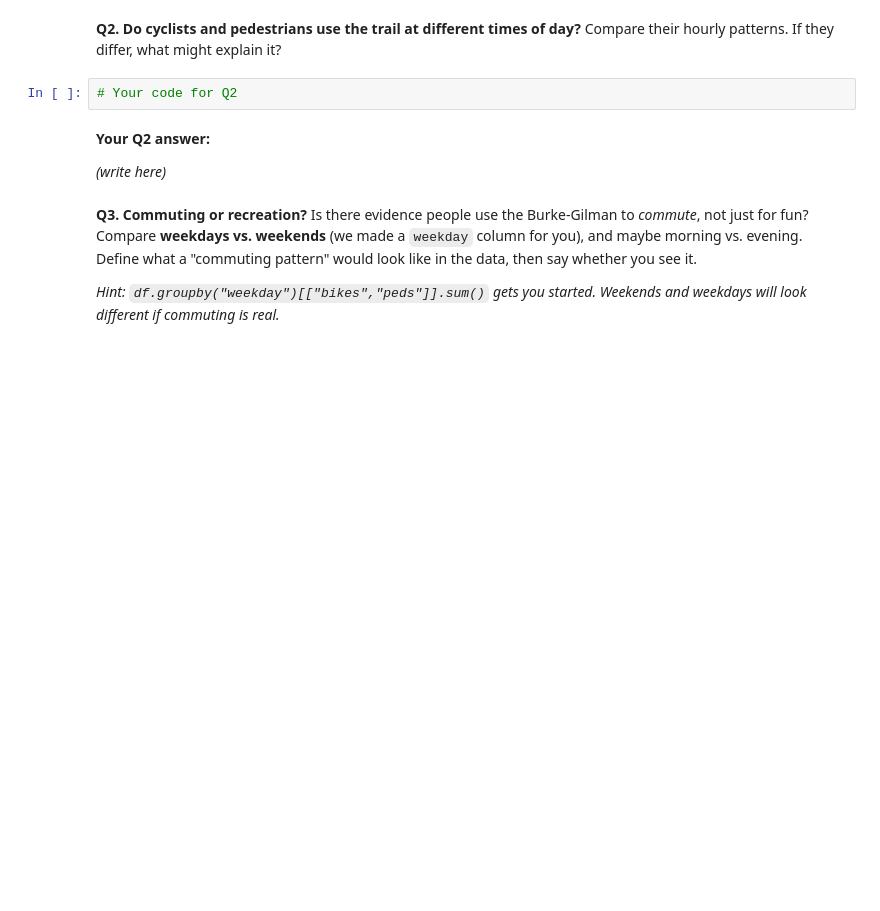
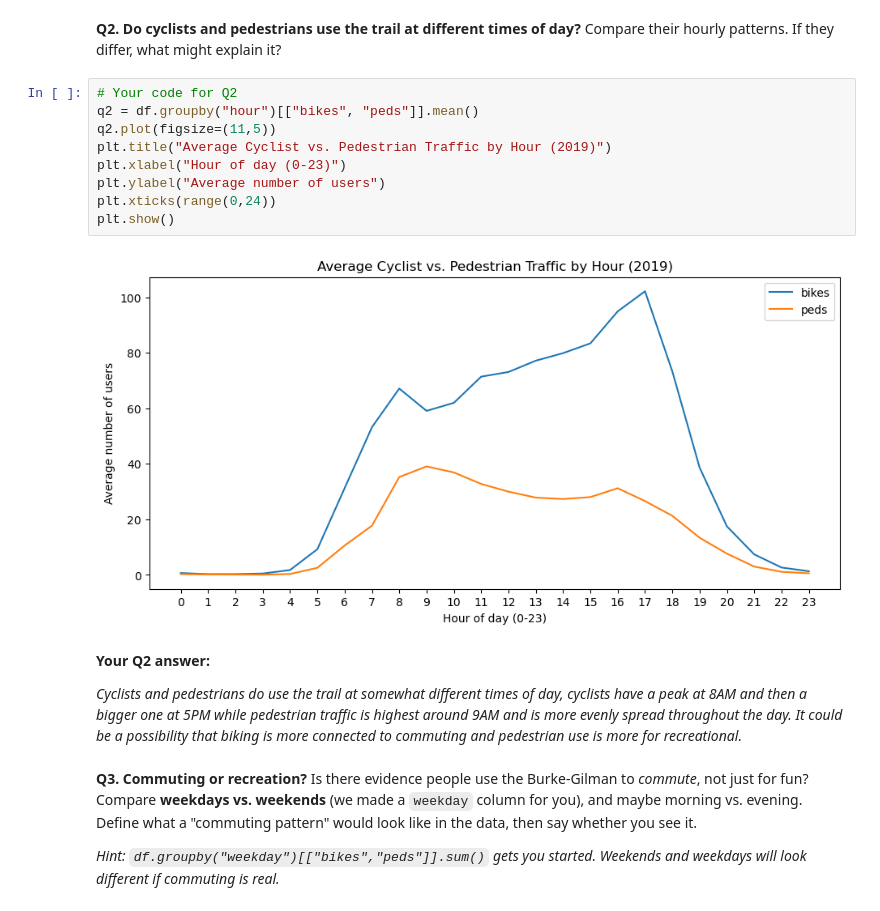
Before and after one commit to shayokita/hcde-410, a Jupyter notebook: A1/A1.ipynb, the cells around one changed output. Cells and saved outputs as stored; diff of their text form; blank space fills up the shorter version.

```diff
--- a/A1/A1.ipynb
+++ b/A1/A1.ipynb
@@ -150,10 +173,19 @@ Decide what *busy* means to you first — a single hour? a stretch of the day? b
 Compare their hourly patterns. If they differ, what might explain it?
 # %%
 # Your code for Q2
+q2 = df.groupby("hour")[["bikes", "peds"]].mean()
+q2.plot(figsize=(11,5))
+plt.title("Average Cyclist vs. Pedestrian Traffic by Hour (2019)")
+plt.xlabel("Hour of day (0-23)")
+plt.ylabel("Average number of users")
+plt.xticks(range(0,24))
+plt.show()
+# %% [output]
+[figure, added]
 # %% [markdown]
 **Your Q2 answer:**
 
-*(write here)*
+*Cyclists and pedestrians do use the trail at somewhat different times of day, cyclists have a peak at 8AM and then a bigger one at 5PM while pedestrian traffic is highest around 9AM and is more evenly spread throughout the day. It could be a possibility that biking is more connected to commuting and pedestrian use is more for recreational.*
 # %% [markdown]
 **Q3. Commuting or recreation?**
 Is there evidence people use the Burke-Gilman to *commute*, not just for fun? Compare **weekdays vs. weekends** (we made a `weekday` column for you), and maybe morning vs. evening. Define what a "commuting pattern" would look like in the data, then say whether you see it.
```
Also changed, not shown: parts of 2 cells of this notebook.
